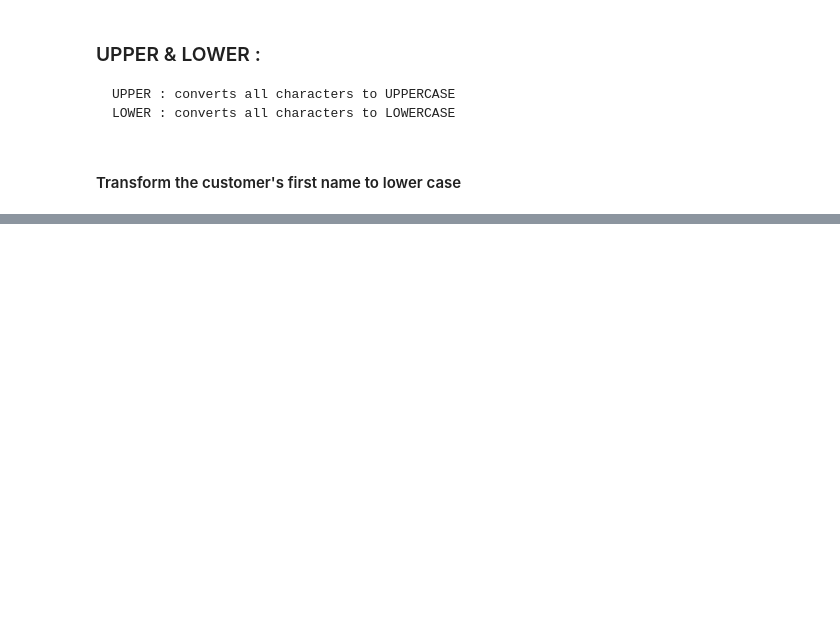
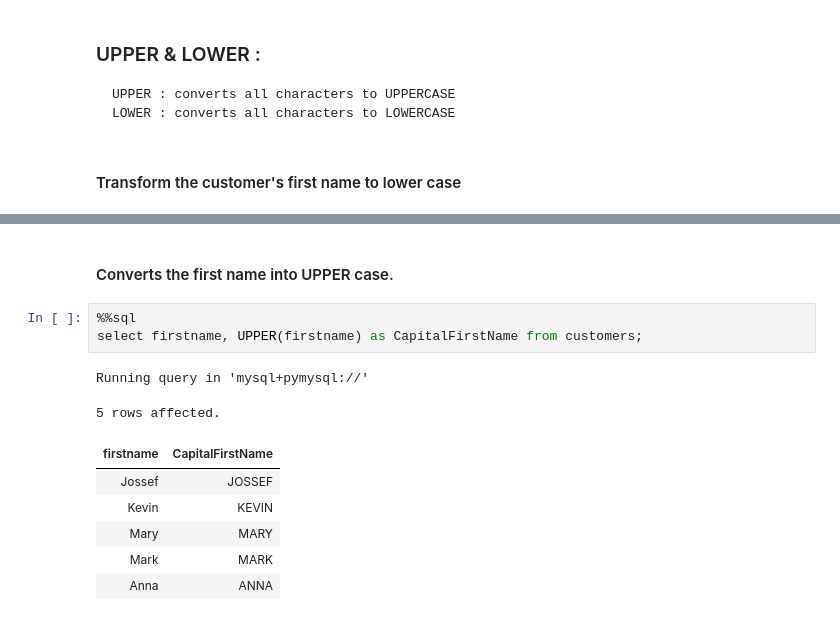
Before and after one commit to the-naman/Learn, a Jupyter notebook: SQL/SQL by Barra/My Notes/06. I - Row-Level Functions.ipynb, the cells around one changed output, grey strips where cells are left out. Saved outputs shown, nothing was run; the diff lists cells and outputs as text; blank space fills up the shorter version.

```diff
--- a/SQL/SQL by Barra/My Notes/06. I - Row-Level Functions.ipynb
+++ b/SQL/SQL by Barra/My Notes/06. I - Row-Level Functions.ipynb
@@ -79,3 +79,17 @@ Running query in 'mysql+pymysql://'
 | Mary | mary |
 | Mark | mark |
 | Anna | anna |
+# %% [markdown]
+#### Converts the first name into UPPER case.
+# %%
+%%sql
+select firstname, UPPER(firstname) as CapitalFirstName from customers;
+# %% [output]
+Running query in 'mysql+pymysql://'
+5 rows affected.
+| firstname | CapitalFirstName |
+| Jossef | JOSSEF |
+| Kevin | KEVIN |
+| Mary | MARY |
+| Mark | MARK |
+| Anna | ANNA |
```
Also changed, not shown: parts of 1 cell of this notebook.
